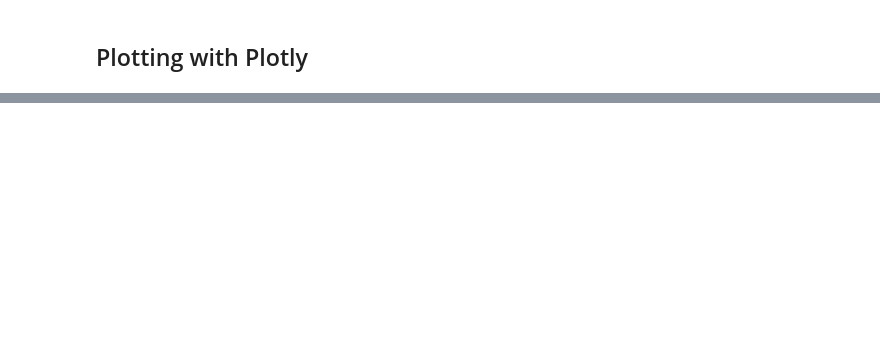
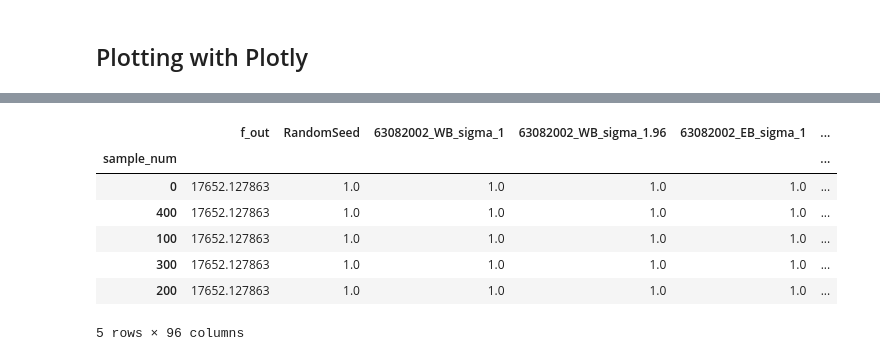
Before and after one commit to mschrader15/SASUMO, a Jupyter notebook: analysis/parameter_sweep/analysis.ipynb, the cells around one changed output, grey strips where cells are left out. Saved outputs shown, nothing was run; the diff lists cells and outputs as text; code cells hidden in the pictures; blank space fills up the shorter version.

```diff
--- a/analysis/parameter_sweep/analysis.ipynb
+++ b/analysis/parameter_sweep/analysis.ipynb
@@ -178,3 +232,14 @@ fig.update_layout(yaxis=dict(title="Fuel [gal]"),
 fig.show()
 # %% [output]
 [interactive output not drawn]
+# %%
+results_df.sort_values('RandomSeed',).head()
+# %% [output]
+|  | f_out | RandomSeed | 63082002_WB_sigma_1 | 63082002_WB_sigma_1.96 | 63082002_EB_sigma_1 | ... |
+| sample_num |  |  |  |  |  | ... |
+| 0 | 17652.127863 | 1.0 | 1.0 | 1.0 | 1.0 | ... |
+| 400 | 17652.127863 | 1.0 | 1.0 | 1.0 | 1.0 | ... |
+| 100 | 17652.127863 | 1.0 | 1.0 | 1.0 | 1.0 | ... |
+| 300 | 17652.127863 | 1.0 | 1.0 | 1.0 | 1.0 | ... |
+| 200 | 17652.127863 | 1.0 | 1.0 | 1.0 | 1.0 | ... |
+5 rows × 96 columns
```
Also changed, not shown: parts of 22 cells of this notebook, 4 other files.
